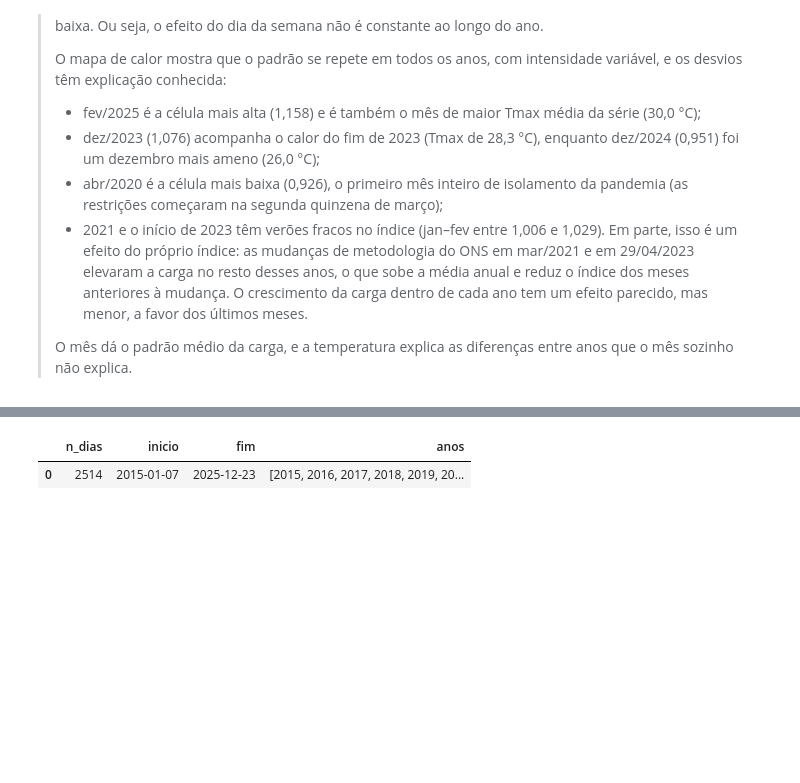
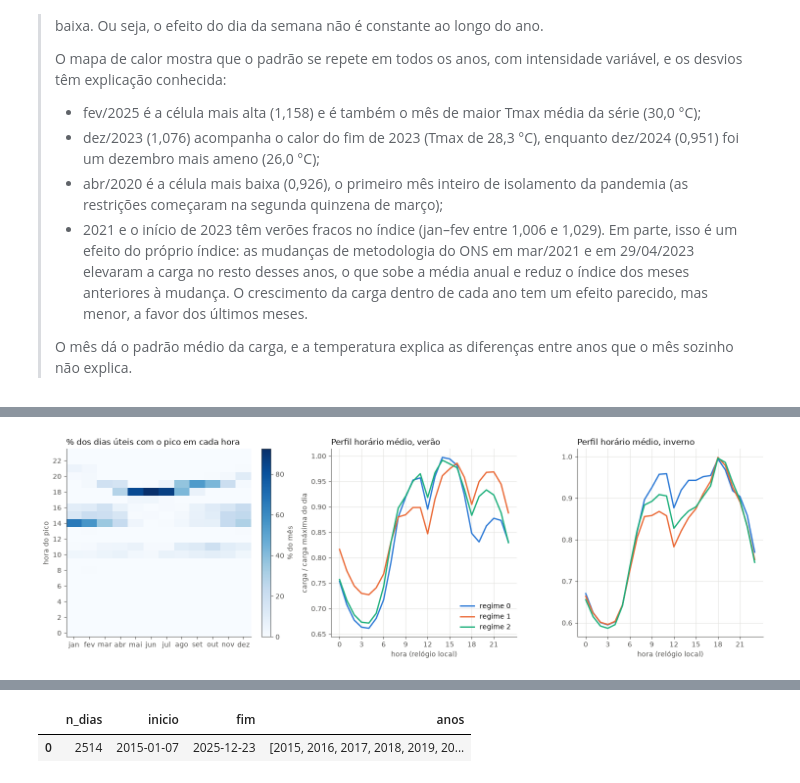
Before and after one commit to kaikezcarvalho/opt004-previsao-carga-sul, a Jupyter notebook: 03_analise.ipynb, the cells around one changed output, grey strips where cells are left out. Cells and saved outputs as stored; diff of their text form; code cells hidden in the pictures; blank space fills up the shorter version.

```diff
--- a/03_analise.ipynb
+++ b/03_analise.ipynb
@@ -289,0 +540,17 @@ plt.tight_layout()
+# %%
+perfil = sql(f"""
+SELECT CASE WHEN d.mes IN {VERAO} THEN 'verão' ELSE 'inverno' END AS estacao,
+       d.regime_ons,
+       hour(h.instante) AS hora,
+       COUNT(*) AS n_horas,
+       AVG(h.carga / d.carga_max) AS carga_rel
+FROM read_parquet('{DIR_PROC / "base_horaria.parquet"}') h
+JOIN diaria_cal d ON d.data = CAST(h.data AS DATE)
+WHERE d.tipo_dia = 'útil comum' AND NOT d.dia_incompleto
+  AND NOT h.hora_inexistente_dst AND h.carga IS NOT NULL
+  AND (d.mes IN {VERAO} OR d.mes IN {INVERNO})
+GROUP BY ALL
+ORDER BY estacao, regime_ons, hora
+""")
+
+perfil.pivot_table(index="hora", columns=["estacao", "regime_ons"], values="carga_rel").round(3).loc[[3, 10, 14, 16, 18, 20, 21]]
@@ -289,0 +568,24 @@ plt.tight_layout()
+# %%
+mapa_hora = hora_mes.pivot(index="hora", columns="mes", values="pct_do_mes").reindex(range(24)).fillna(0)
+
+fig, axes = plt.subplots(1, 3, figsize=(15, 4.8), width_ratios=[1.1, 1, 1])
+im = axes[0].imshow(mapa_hora, aspect="auto", cmap="Blues", origin="lower")
+axes[0].set_xticks(range(12), MESES)
+axes[0].set_yticks(range(0, 24, 2))
+axes[0].set_ylabel("hora do pico")
+axes[0].grid(False)
+axes[0].set_title("% dos dias úteis com o pico em cada hora", loc="left", color=TINTA)
+fig.colorbar(im, ax=axes[0], fraction=0.046, label="% do mês")
+
+for ax, estacao in zip(axes[1:], ["verão", "inverno"]):
+    for r in range(3):
+        p = perfil[(perfil["estacao"] == estacao) & (perfil["regime_ons"] == r)]
+        ax.plot(p["hora"], p["carga_rel"], color=COR[r], label=f"regime {r}")
+    ax.set_title(f"Perfil horário médio, {estacao}", loc="left", color=TINTA)
+    ax.set_xticks(range(0, 24, 3))
+    ax.set_xlabel("hora (relógio local)")
+axes[1].set_ylabel("carga / carga máxima do dia")
+axes[1].legend(loc="lower right")
+plt.tight_layout()
+# %% [output]
+[figure, added]
```
Also changed, not shown: parts of 83 cells of this notebook.
